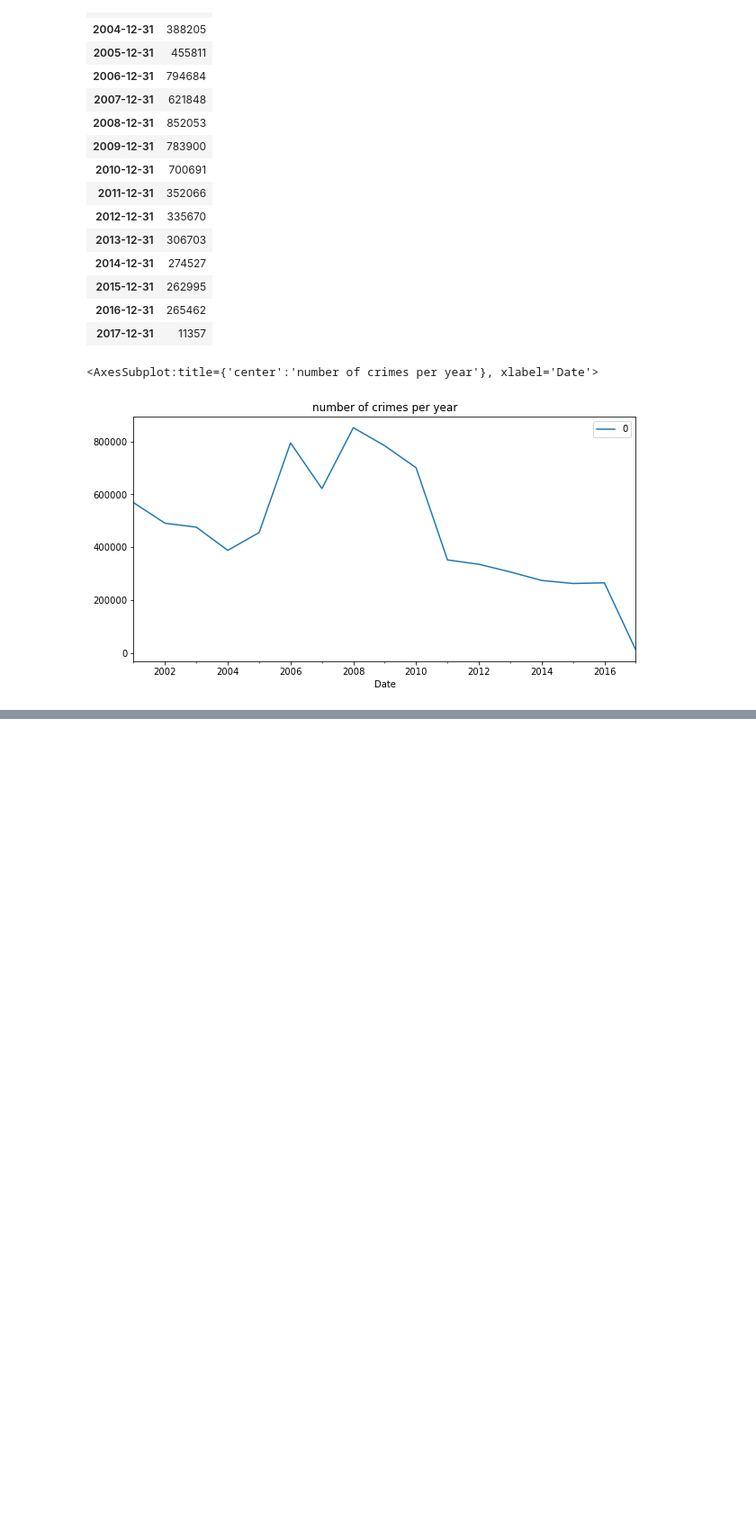
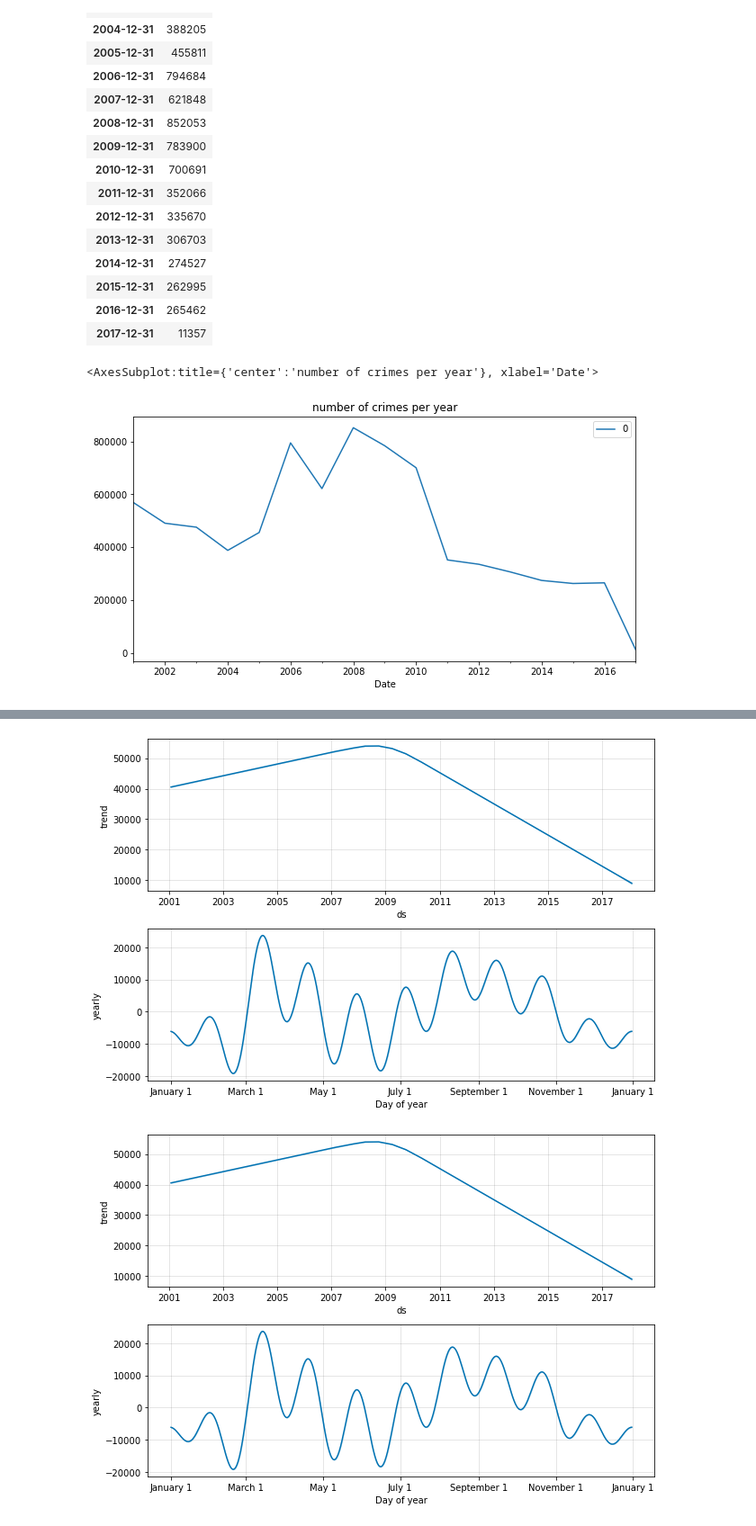
Before and after one commit to hamednasr/Chicago-Crime-Rate-Prediction, a Jupyter notebook: Chicago Crime Rate my code.ipynb, the cells around one changed output, grey strips where cells are left out. Shown at 90% size. Cells and saved outputs as stored; diff of their text form; code cells hidden in the pictures; blank space fills up the shorter version.

```diff
--- a/Chicago Crime Rate my code.ipynb
+++ b/Chicago Crime Rate my code.ipynb
@@ -236,0 +280,5 @@ chicago_crime_year
+# %%
+m.plot_components(forecast)
+# %% [output]
+[figure, added]
+[figure, added]
```
Also changed, not shown: parts of 12 cells of this notebook.
